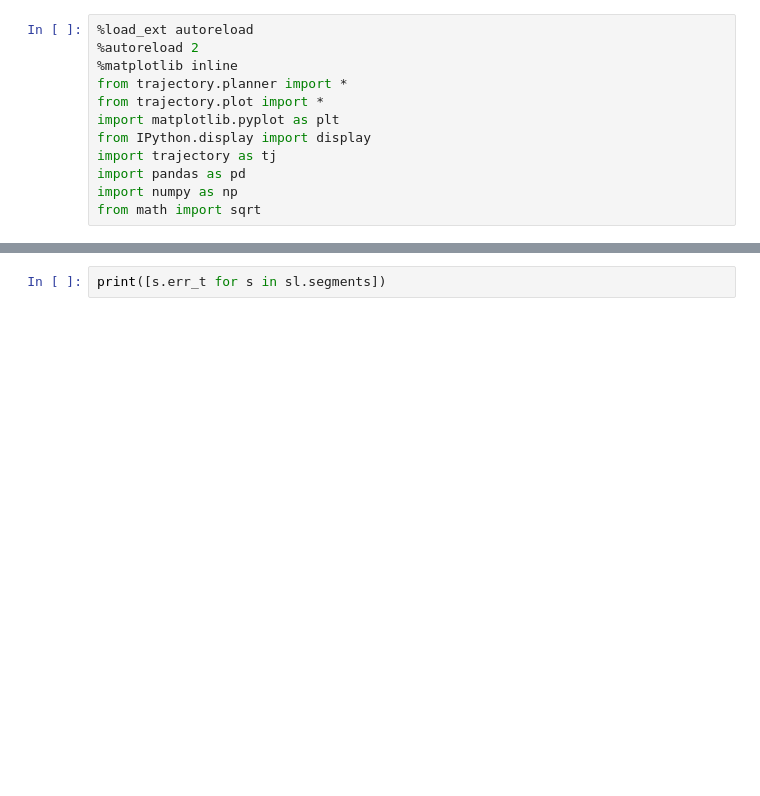
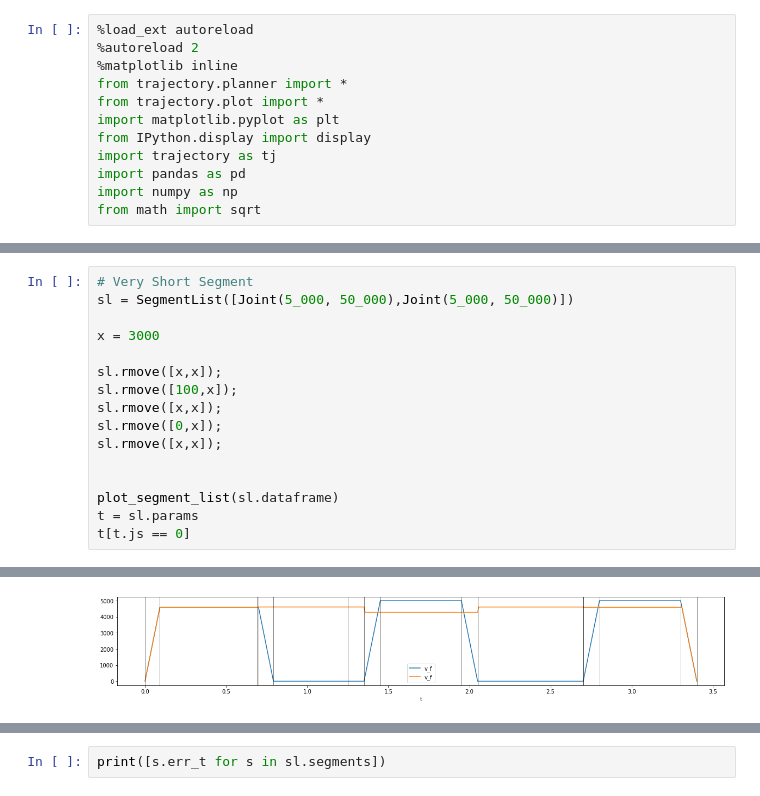
Before and after one commit to Busboombot/trajectory, a Jupyter notebook: design/Notebooks/JITTrajectory.ipynb, the cells around one changed output, grey strips where cells are left out. Drawn from its saved outputs; the diff is of its cells as text; blank space fills up the shorter version.

```diff
--- a/design/Notebooks/JITTrajectory.ipynb
+++ b/design/Notebooks/JITTrajectory.ipynb
@@ -55,0 +180,17 @@ print(sl); print('---')
+# %%
+# Very Short Segment
+sl = SegmentList([Joint(5_000, 50_000),Joint(5_000, 50_000)])
+
+x = 3000
+
+sl.rmove([x,x]);
+sl.rmove([100,x]);
+sl.rmove([x,x]);
+sl.rmove([0,x]);
+sl.rmove([x,x]);
+
+
+plot_segment_list(sl.dataframe)
+t = sl.params
+t[t.js == 0]
+# %% [output]
@@ -55,0 +203 @@ print(sl); print('---')
+[figure, added]
```
Also changed, not shown: parts of 19 cells of this notebook, 3 other files.
